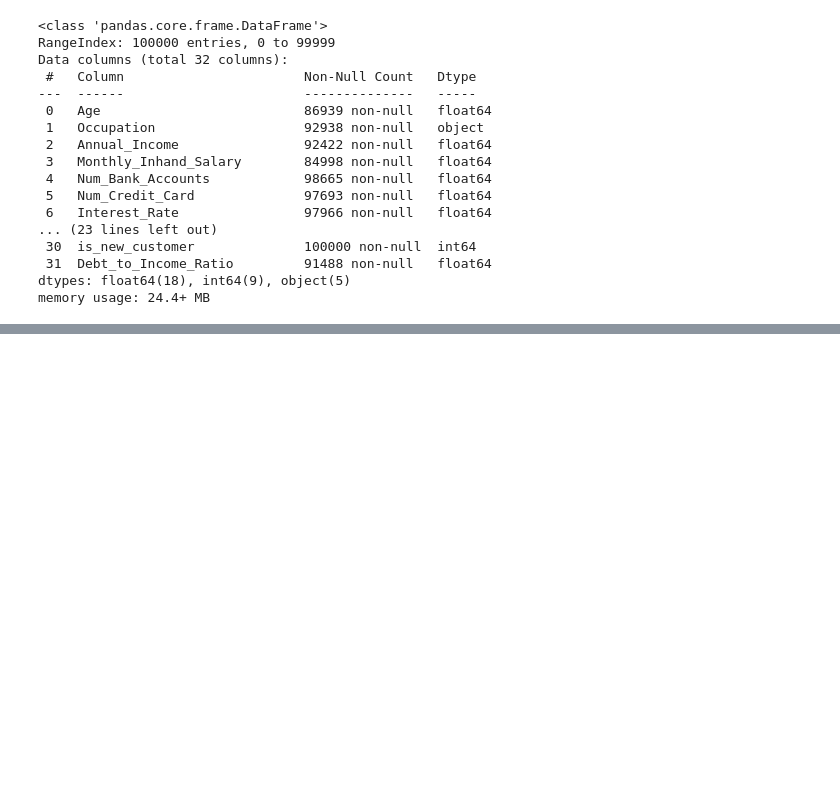
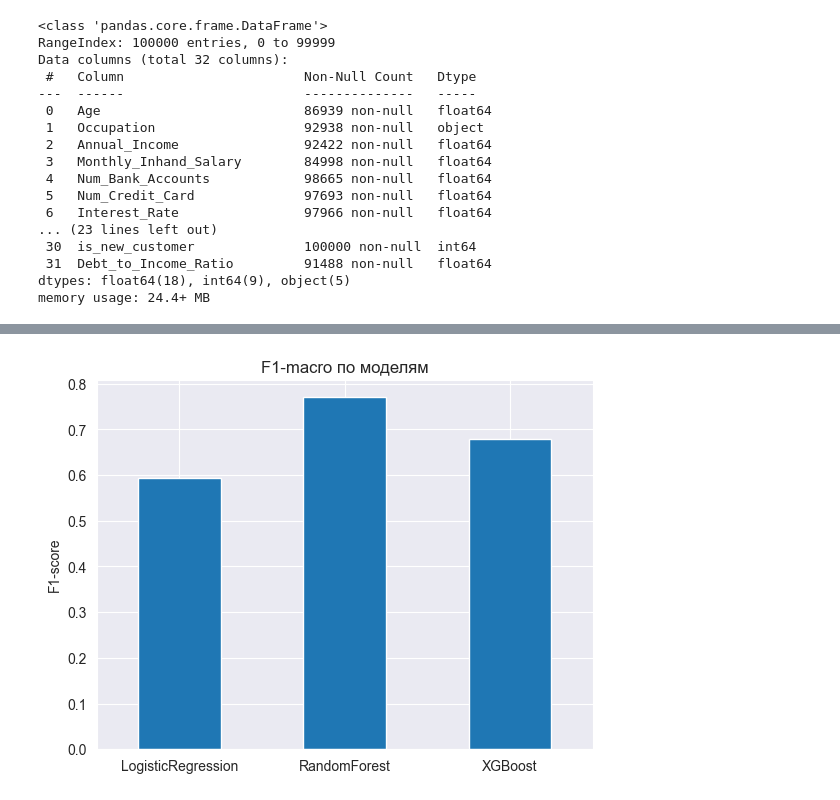
Before and after one commit to Qweeckusha/PROJECT01_credit-score-ml, a Jupyter notebook: classification-model.ipynb, the cells around one changed output, grey strips where cells are left out. Cells and saved outputs as stored; diff of their text form; code cells hidden in the pictures; blank space fills up the shorter version.

```diff
--- a/classification-model.ipynb
+++ b/classification-model.ipynb
@@ -839,0 +1080,6 @@ preprocessor_v2 = ColumnTransformer(
+# %%
+df_results['F1-macro'].plot(kind='bar', title='F1-macro по моделям', ylabel='F1-score')
+plt.xticks(rotation=0)
+plt.show()
+# %% [output]
+[figure, added]
```
Also changed, not shown: parts of 22 cells of this notebook.
